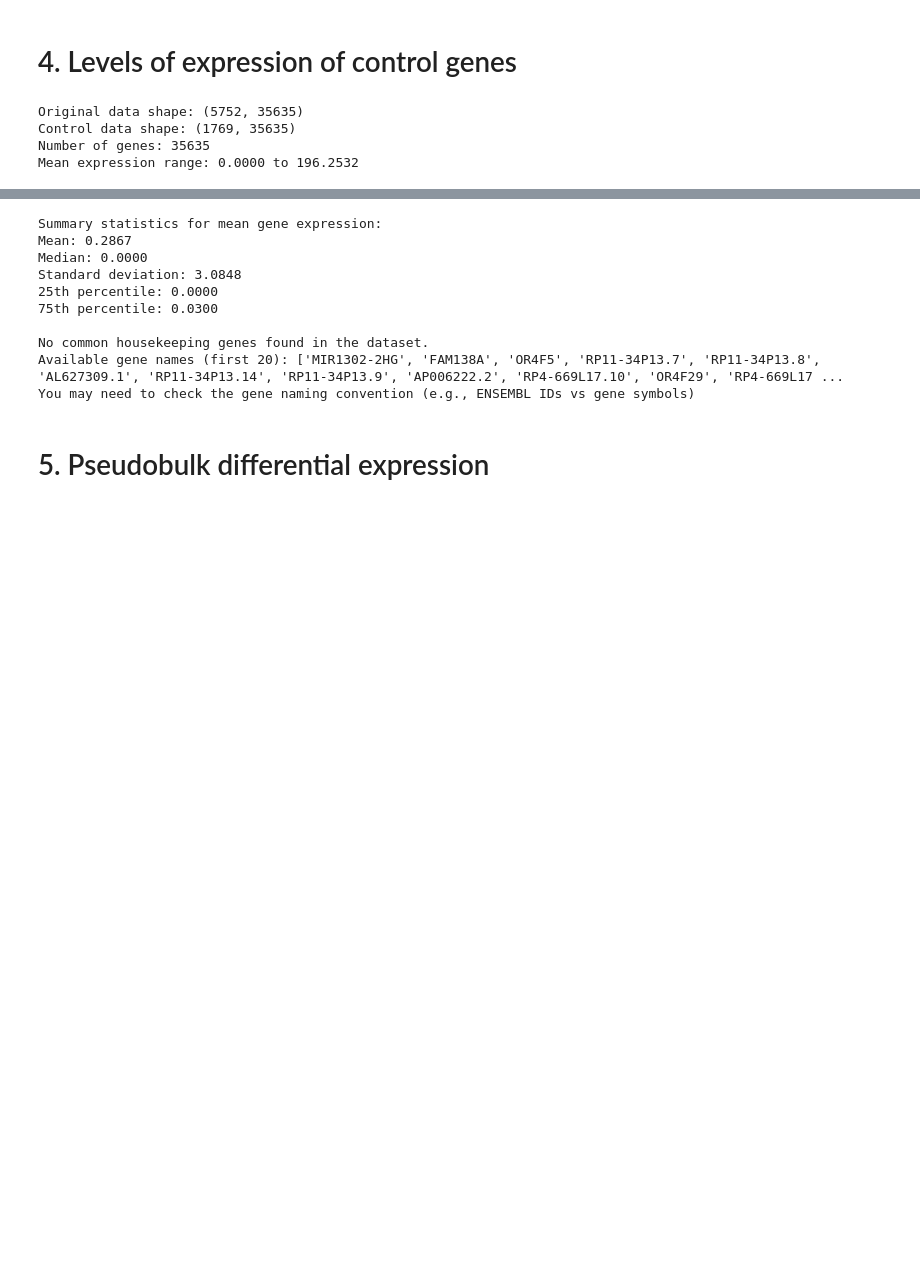
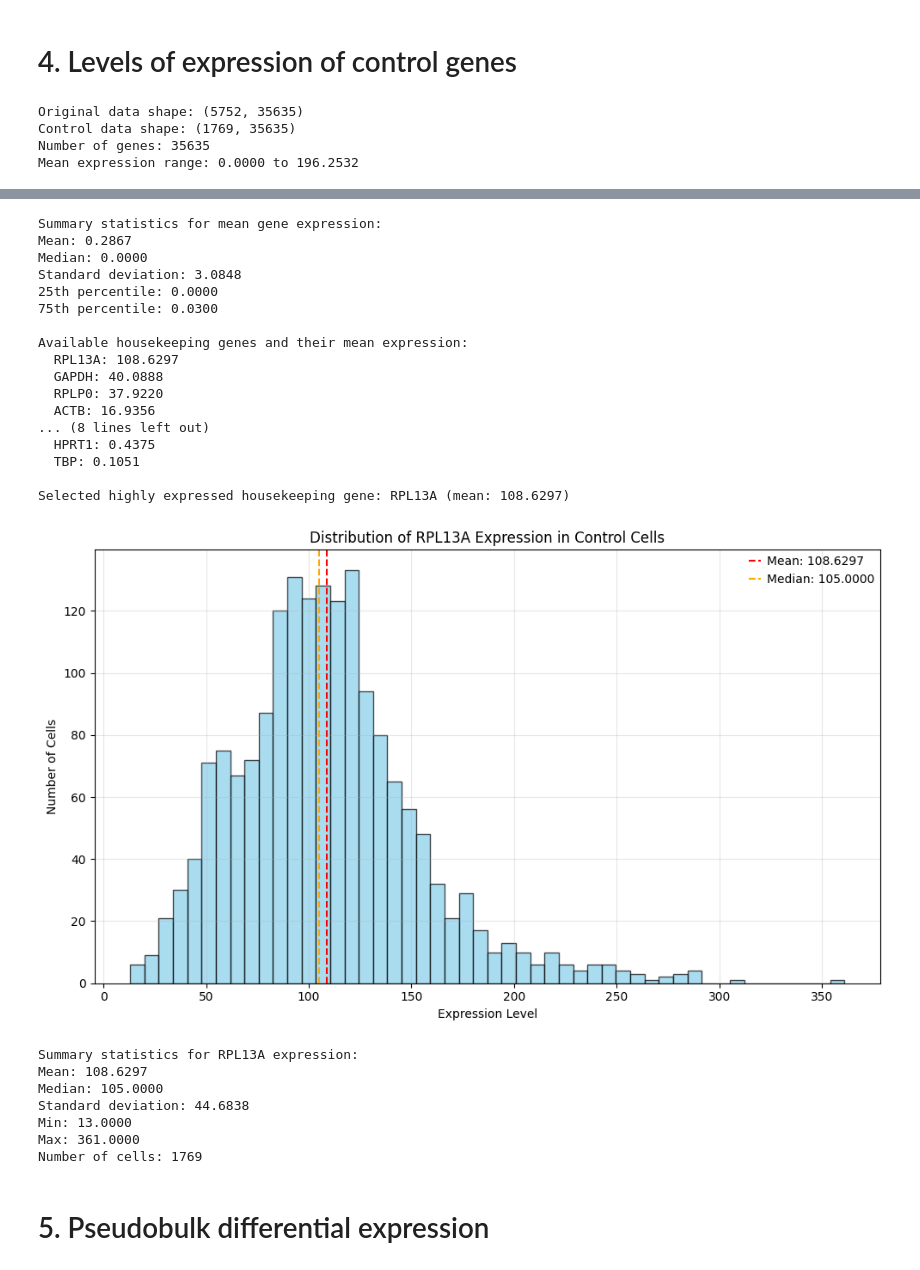
Before and after one commit to EMBL-EBI-ABC/PerturbationCatalogue, a Jupyter notebook: data_exploration/scperturb/differential_expression.ipynb, the cells around one changed output, grey strips where cells are left out. Drawn from its saved outputs; the diff is of its cells as text; code cells hidden in the pictures; blank space fills up the shorter version.

Commit message:
Major differential expression notebook update

```diff
--- a/data_exploration/scperturb/differential_expression.ipynb
+++ b/data_exploration/scperturb/differential_expression.ipynb
@@ -224,13 +245,13 @@ print(f"75th percentile: {np.percentile(mean_expression, 75):.4f}")
 
 # Find a highly expressed housekeeping gene
 housekeeping_genes = ['ACTB', 'GAPDH', 'B2M', 'HPRT1', 'TBP', 'RPLP0', 'RPL13A',
-                     'PPIA', 'YWHAZ', 'GUSB', 'TFRC', 'PGK1', 'LDHA', '18S', 'TUBB']
+                      'PPIA', 'YWHAZ', 'GUSB', 'TFRC', 'PGK1', 'LDHA', '18S', 'TUBB']
 
 # Check which housekeeping genes are present in the data
 available_hk_genes = []
 for gene in housekeeping_genes:
-    if gene in adata_control.var.symbol:
-        gene_idx = adata_control.var.symbol.get_loc(gene)
+    if gene in adata_control.var.gene_symbol:
+        gene_idx = adata_control.var.index.get_loc(gene)
         mean_expr = mean_expression[gene_idx]
         available_hk_genes.append((gene, mean_expr))
 
@@ -246,7 +267,7 @@ if available_hk_genes:
     print(f"\nSelected highly expressed housekeeping gene: {selected_gene} (mean: {selected_mean:.4f})")
 
     # Get expression values for the selected gene across all control cells
-    gene_idx = adata_control.var.symbol.get_loc(selected_gene)
+    gene_idx = adata_control.var.index.get_loc(selected_gene)
     # Handle both sparse and dense matrices
     if hasattr(adata_control.X, 'toarray'):
         # Sparse matrix
@@ -271,37 +292,52 @@ if available_hk_genes:
     plt.legend()
 
     plt.tight_layout()
     plt.show()
 
     # Print summary statistics for the selected gene
     print(f"\nSummary statistics for {selected_gene} expression:")
     print(f"Mean: {np.mean(gene_expression):.4f}")
     print(f"Median: {np.median(gene_expression):.4f}")
     print(f"Standard deviation: {np.std(gene_expression):.4f}")
     print(f"Min: {np.min(gene_expression):.4f}")
     print(f"Max: {np.max(gene_expression):.4f}")
     print(f"Number of cells: {len(gene_expression)}")
 
 else:
     print(f"\nNo common housekeeping genes found in the dataset.")
-    print("Available gene names (first 20):", list(adata_control.var.symbol[:20]))
+    print("Available gene names (first 20):", list(adata_control.var.gene_symbol[:20]))
     print("You may need to check the gene naming convention (e.g., ENSEMBL IDs vs gene symbols)")
 # %% [output]
 Original data shape: (5752, 35635)
 Control data shape: (1769, 35635)
 Number of genes: 35635
 Mean expression range: 0.0000 to 196.2532
 [figure]
 Summary statistics for mean gene expression:
 Mean: 0.2867
 Median: 0.0000
 Standard deviation: 3.0848
 25th percentile: 0.0000
 75th percentile: 0.0300
 
-No common housekeeping genes found in the dataset.
-Available gene names (first 20): ['MIR1302-2HG', 'FAM138A', 'OR4F5', 'RP11-34P13.7', 'RP11-34P13.8', 'AL627309.1', 'RP11-34P13.14', 'RP11-34P13.9', 'AP006222.2', 'RP4-669L17.10', 'OR4F29', 'RP4-669L17 ...
-You may need to check the gene naming convention (e.g., ENSEMBL IDs vs gene symbols)
+Available housekeeping genes and their mean expression:
+  RPL13A: 108.6297
+  GAPDH: 40.0888
+  RPLP0: 37.9220
+  ACTB: 16.9356
+... (8 lines left out)
+  HPRT1: 0.4375
+  TBP: 0.1051
+
+Selected highly expressed housekeeping gene: RPL13A (mean: 108.6297)
+[figure, added]
+Summary statistics for RPL13A expression:
+Mean: 108.6297
+Median: 105.0000
+Standard deviation: 44.6838
+Min: 13.0000
+Max: 361.0000
+Number of cells: 1769
 # %% [markdown]
 # 5. Pseudobulk differential expression
 # %%
```
Also changed, not shown: parts of 19 cells of this notebook.
